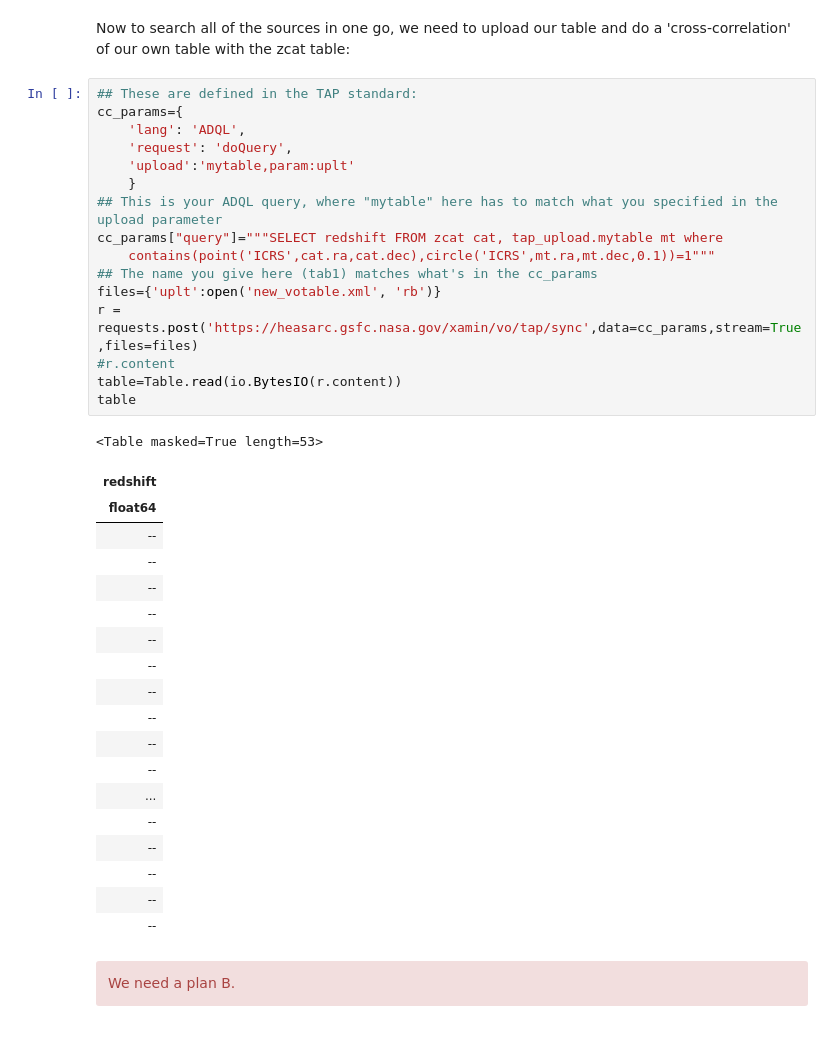
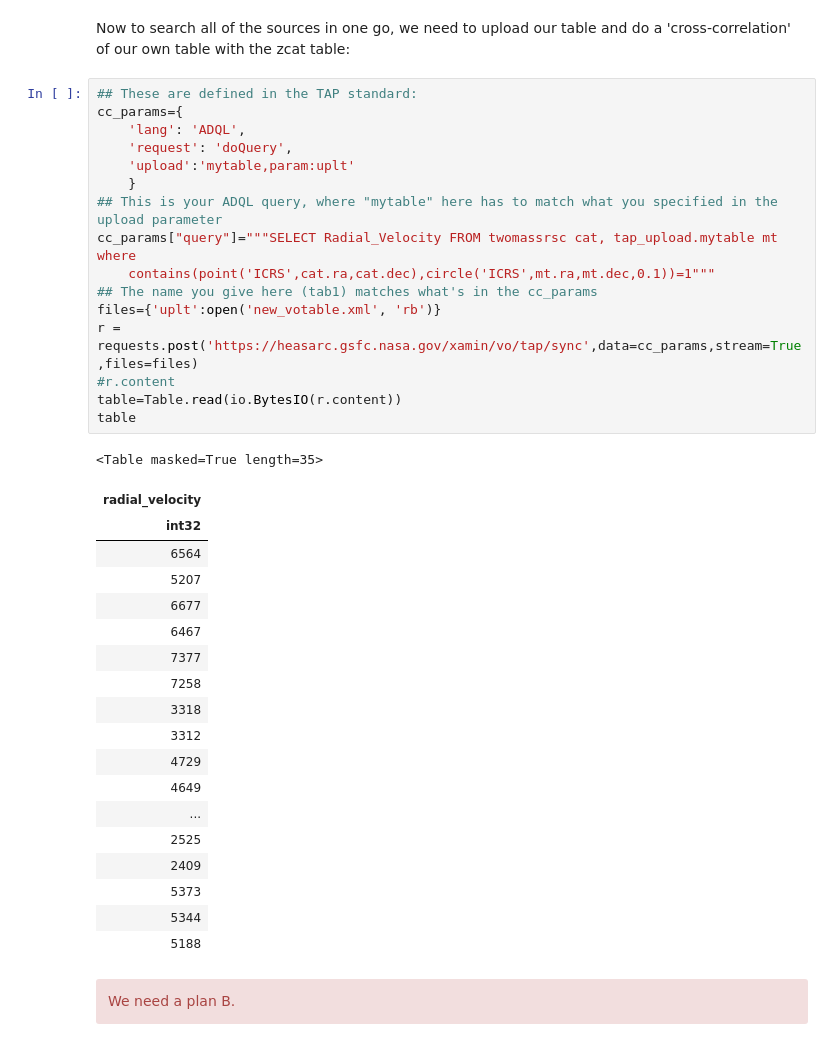
Before and after one commit to trjaffe/navo.old, a Jupyter notebook: heasarc_queries_v6.ipynb, the cells around one changed output. Saved outputs shown, nothing was run; the diff lists cells and outputs as text.

Commit message:
Switched to twomassrsc.

```diff
--- a/heasarc_queries_v6.ipynb
+++ b/heasarc_queries_v6.ipynb
@@ -368,39 +368,39 @@ Now to search all of the sources in one go, we need to upload our table and do a
 # %%
 ## These are defined in the TAP standard:
 cc_params={
     'lang': 'ADQL',
     'request': 'doQuery',
     'upload':'mytable,param:uplt'
     }
 ## This is your ADQL query, where "mytable" here has to match what you specified in the upload parameter
-cc_params["query"]="""SELECT redshift FROM zcat cat, tap_upload.mytable mt where
+cc_params["query"]="""SELECT Radial_Velocity FROM twomassrsc cat, tap_upload.mytable mt where
     contains(point('ICRS',cat.ra,cat.dec),circle('ICRS',mt.ra,mt.dec,0.1))=1"""
 ## The name you give here (tab1) matches what's in the cc_params
 files={'uplt':open('new_votable.xml', 'rb')}
 r = requests.post('https://heasarc.gsfc.nasa.gov/xamin/vo/tap/sync',data=cc_params,stream=True,files=files)
 #r.content
 table=Table.read(io.BytesIO(r.content))
 table
 # %% [output]
-<Table masked=True length=53>
+<Table masked=True length=35>
-| redshift |
-| float64 |
-| -- |
-| -- |
-| -- |
-| -- |
-| -- |
-| -- |
-| -- |
-| -- |
-| -- |
-| -- |
+| radial_velocity |
+| int32 |
+| 6564 |
+| 5207 |
+| 6677 |
+| 6467 |
+| 7377 |
+| 7258 |
+| 3318 |
+| 3312 |
+| 4729 |
+| 4649 |
 | ... |
-| -- |
-| -- |
-| -- |
-| -- |
-| -- |
+| 2525 |
+| 2409 |
+| 5373 |
+| 5344 |
+| 5188 |
 # %% [markdown]
 <div class="alert alert-block alert-danger">
 We need a plan B.</div>
```
Also changed, not shown: parts of 1 cell of this notebook.
